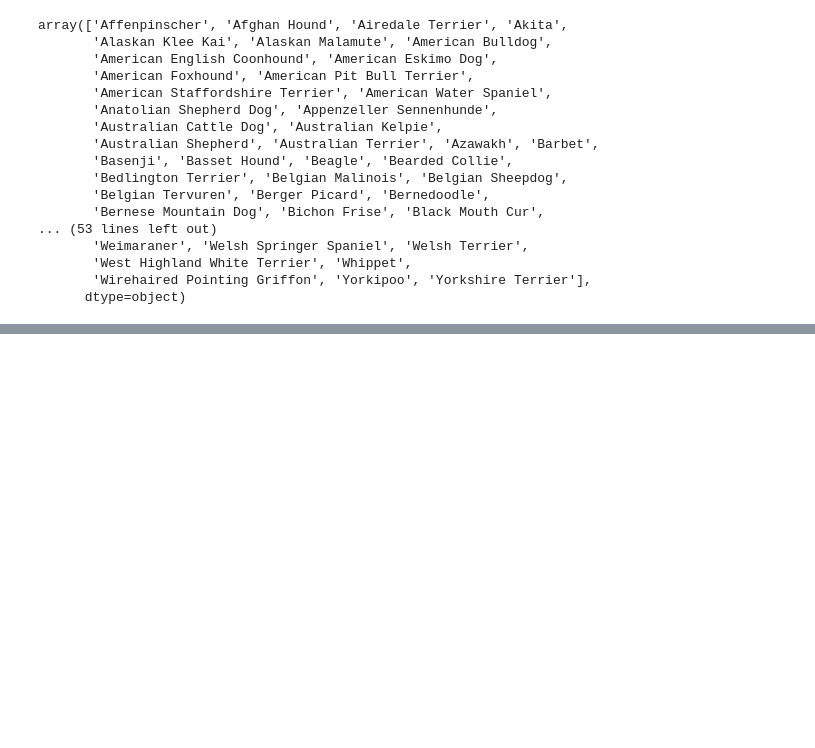
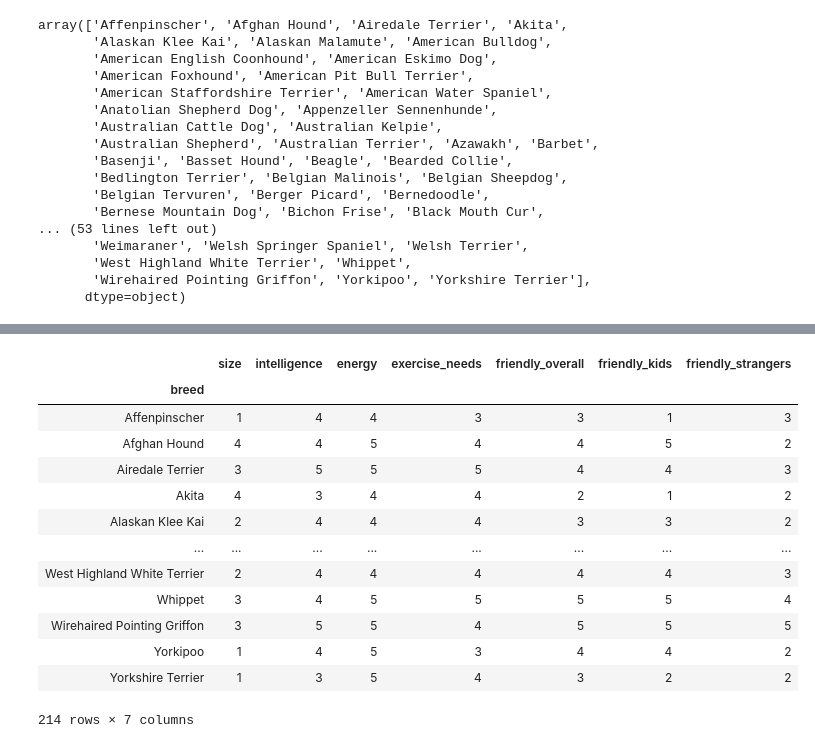
Before and after one commit to JimCDabc/ETL_Project_2, a Jupyter notebook: data_reading_json.ipynb, the cells around one changed output, grey strips where cells are left out. Drawn from its saved outputs; the diff is of its cells as text; code cells hidden in the pictures; blank space fills up the shorter version.

```diff
--- a/data_reading_json.ipynb
+++ b/data_reading_json.ipynb
@@ -136,0 +136,18 @@ OperationalError: (psycopg2.OperationalError) FATAL:  password authentication fa
+# %%
+new_dog_df.index.name = 'breed'
+new_dog_df
+# %% [output]
+|  | size | intelligence | energy | exercise_needs | friendly_overall | friendly_kids | friendly_strangers |
+| breed |  |  |  |  |  |  |  |
+| Affenpinscher | 1 | 4 | 4 | 3 | 3 | 1 | 3 |
+| Afghan Hound | 4 | 4 | 5 | 4 | 4 | 5 | 2 |
+| Airedale Terrier | 3 | 5 | 5 | 5 | 4 | 4 | 3 |
+| Akita | 4 | 3 | 4 | 4 | 2 | 1 | 2 |
+| Alaskan Klee Kai | 2 | 4 | 4 | 4 | 3 | 3 | 2 |
+| ... | ... | ... | ... | ... | ... | ... | ... |
+| West Highland White Terrier | 2 | 4 | 4 | 4 | 4 | 4 | 3 |
+| Whippet | 3 | 4 | 5 | 5 | 5 | 5 | 4 |
+| Wirehaired Pointing Griffon | 3 | 5 | 5 | 4 | 5 | 5 | 5 |
+| Yorkipoo | 1 | 4 | 5 | 3 | 4 | 4 | 2 |
+| Yorkshire Terrier | 1 | 3 | 5 | 4 | 3 | 2 | 2 |
+214 rows × 7 columns
```
Also changed, not shown: parts of 5 cells of this notebook.
